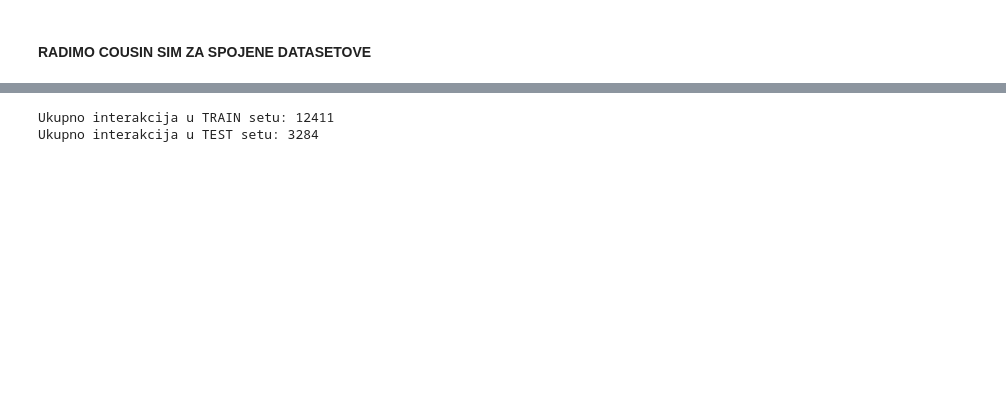
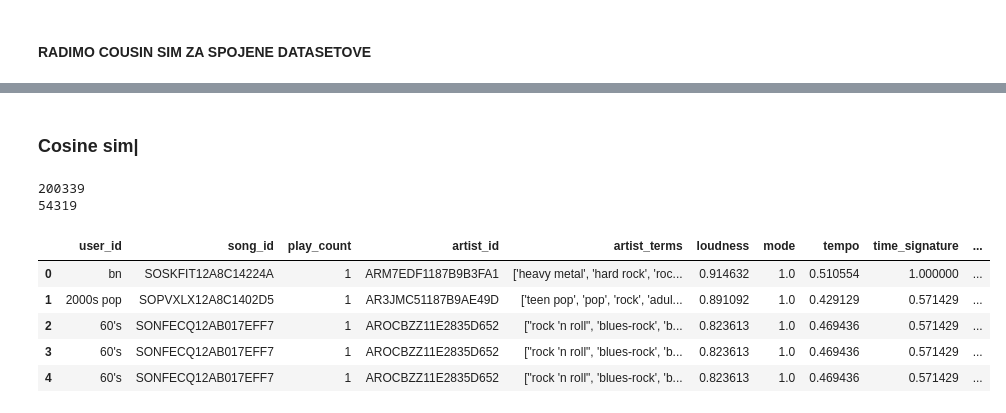
Before and after one commit to pfe-rs/lk-s-2026-next-song-recommendation, a Jupyter notebook: sveskaDVAAAA.ipynb, the cells around one changed output, grey strips where cells are left out. Cells and saved outputs as stored; diff of their text form; code cells hidden in the pictures; blank space fills up the shorter version.

Commit message:
Add files via upload
metrika nova cosin

```diff
--- a/sveskaDVAAAA.ipynb
+++ b/sveskaDVAAAA.ipynb
@@ -620,28 +752,47 @@ NOVI TOP 10 REZULTATI:
 # %%
-def kreiraj_train_test_interakcije(df_interakcije, test_pesama_po_korisniku=2):
-    train_list = []
-    test_list = []
+# def kreiraj_train_test_interakcije(df_interakcije, test_pesama_po_korisniku=2):
+#     train_list = []
+#     test_list = []
 
-    for user_id, group in df_interakcije.groupby('user_id'):
-        if len(group) <= test_pesama_po_korisniku:
-            train_list.append(group)
-        else:
-            test_uzorak = group.sample(n=test_pesama_po_korisniku, random_state=42)
-            train_uzorak = group.drop(test_uzorak.index)
+#     for user_id, group in df_interakcije.groupby('user_id'):
+#         if len(group) <= test_pesama_po_korisniku:
+#             train_list.append(group)
+#         else:
+#             test_uzorak = group.sample(n=test_pesama_po_korisniku, random_state=42)
+#             train_uzorak = group.drop(test_uzorak.index)
 
-            train_list.append(train_uzorak)
-            test_list.append(test_uzorak)
+#             train_list.append(train_uzorak)
+#             test_list.append(test_uzorak)
 
-    df_train = pd.concat(train_list).reset_index(drop=True)
-    df_test = pd.concat(test_list).reset_index(drop=True)
+#     df_train = pd.concat(train_list).reset_index(drop=True)
+#     df_test = pd.concat(test_list).reset_index(drop=True)
 
-    return df_train, df_test
+#     return df_train, df_test
 
 
-df_train, df_test = kreiraj_train_test_interakcije(df_interactions_sigurno, test_pesama_po_korisniku=2)
+# df_train, df_test = kreiraj_train_test_interakcije(df_interactions_sigurno, test_pesama_po_korisniku=2)
 
-print(f"tnterakcije treninga {len(df_train)}")
-print(f"interakcije testa{len(df_test)}")
+# print(f"tnterakcije treninga {len(df_train)}")
+# print(f"interakcije testa{len(df_test)}")
-# %% [output]
-Ukupno interakcija u TRAIN setu: 12411
-Ukupno interakcija u TEST setu: 3284
+# %% [markdown]
+### Cosine sim|
+# %%
+import pandas as pd
+df_train = pd.read_csv('df_trainveci2.csv')
+
+
+print(len(df_train))
+df_test = pd.read_csv('df_test2.csv')
+print(len(df_test))
+# df_val = pd. read_csv('df_val2.csv')
+# print(len(df_val))
+df_train.head()
+# %% [output]
+200339
+54319
+|  | user_id | song_id | play_count | artist_id | artist_terms | loudness | mode | tempo | time_signature | ... |
+| 0 | bn | SOSKFIT12A8C14224A | 1 | ARM7EDF1187B9B3FA1 | ['heavy metal', 'hard rock', 'roc... | 0.914632 | 1.0 | 0.510554 | 1.000000 | ... |
+| 1 | 2000s pop | SOPVXLX12A8C1402D5 | 1 | AR3JMC51187B9AE49D | ['teen pop', 'pop', 'rock', 'adul... | 0.891092 | 1.0 | 0.429129 | 0.571429 | ... |
+| 2 | 60's | SONFECQ12AB017EFF7 | 1 | AROCBZZ11E2835D652 | ["rock 'n roll", 'blues-rock', 'b... | 0.823613 | 1.0 | 0.469436 | 0.571429 | ... |
+| 3 | 60's | SONFECQ12AB017EFF7 | 1 | AROCBZZ11E2835D652 | ["rock 'n roll", 'blues-rock', 'b... | 0.823613 | 1.0 | 0.469436 | 0.571429 | ... |
+| 4 | 60's | SONFECQ12AB017EFF7 | 1 | AROCBZZ11E2835D652 | ["rock 'n roll", 'blues-rock', 'b... | 0.823613 | 1.0 | 0.469436 | 0.571429 | ... |
```
Also changed, not shown: parts of 29 cells of this notebook.
